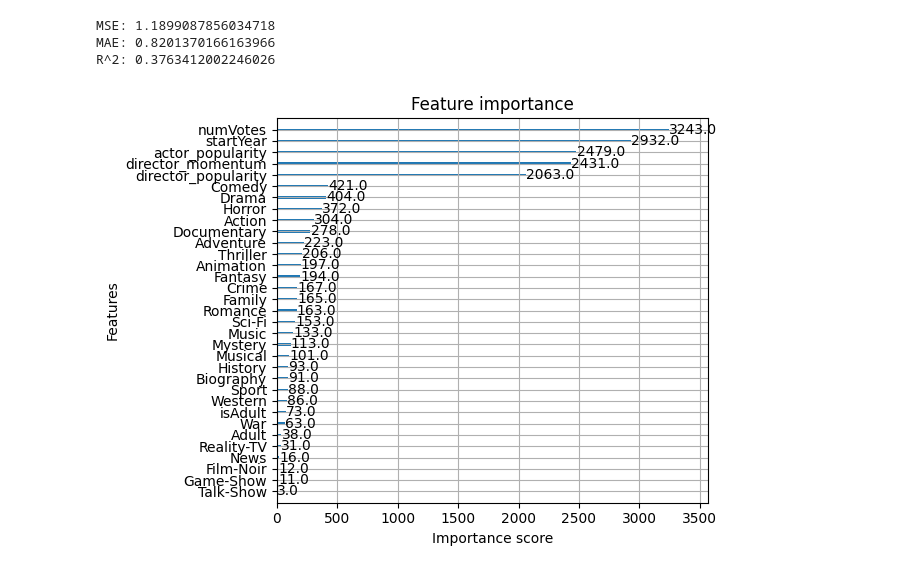
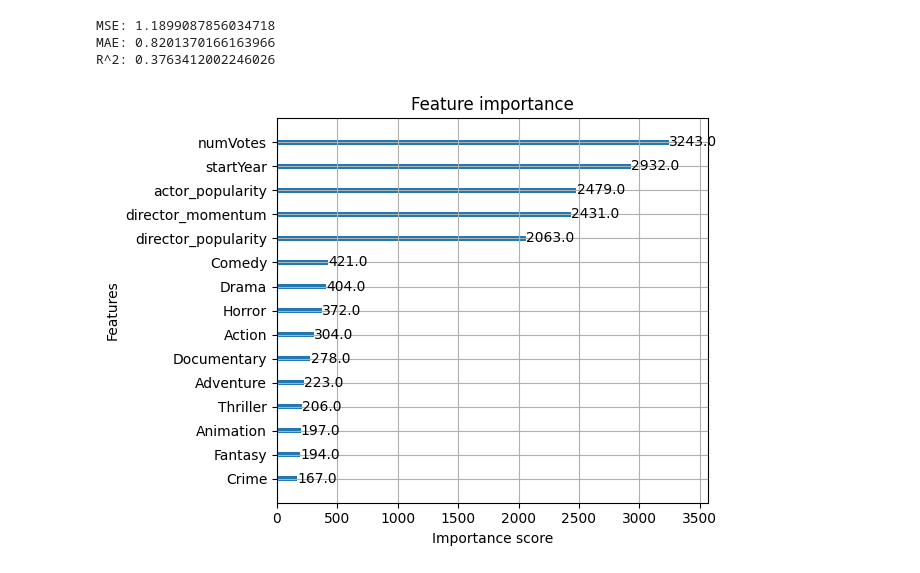
Before and after one commit to connor-mcbride/movie-review-analysis, a Jupyter notebook: xgboost_model.ipynb, the cells around one changed output. Cells and saved outputs as stored; diff of their text form; code cells hidden in the pictures.

```diff
--- a/xgboost_model.ipynb
+++ b/xgboost_model.ipynb
@@ -166,9 +166,9 @@ MSE: 1.1899087856034718
 MAE: 0.8201370166163966
 R^2: 0.3763412002246026
 # %%
-# Visualize feature importance
-xgb.plot_importance(model)
+# Plot feature importance
+xgb.plot_importance(model, max_num_features=15)
 plt.tight_layout()
 plt.show()
 # %% [output]
-[figure, old version]
+[figure, new version]
```
Also changed, not shown: 1 other file.
